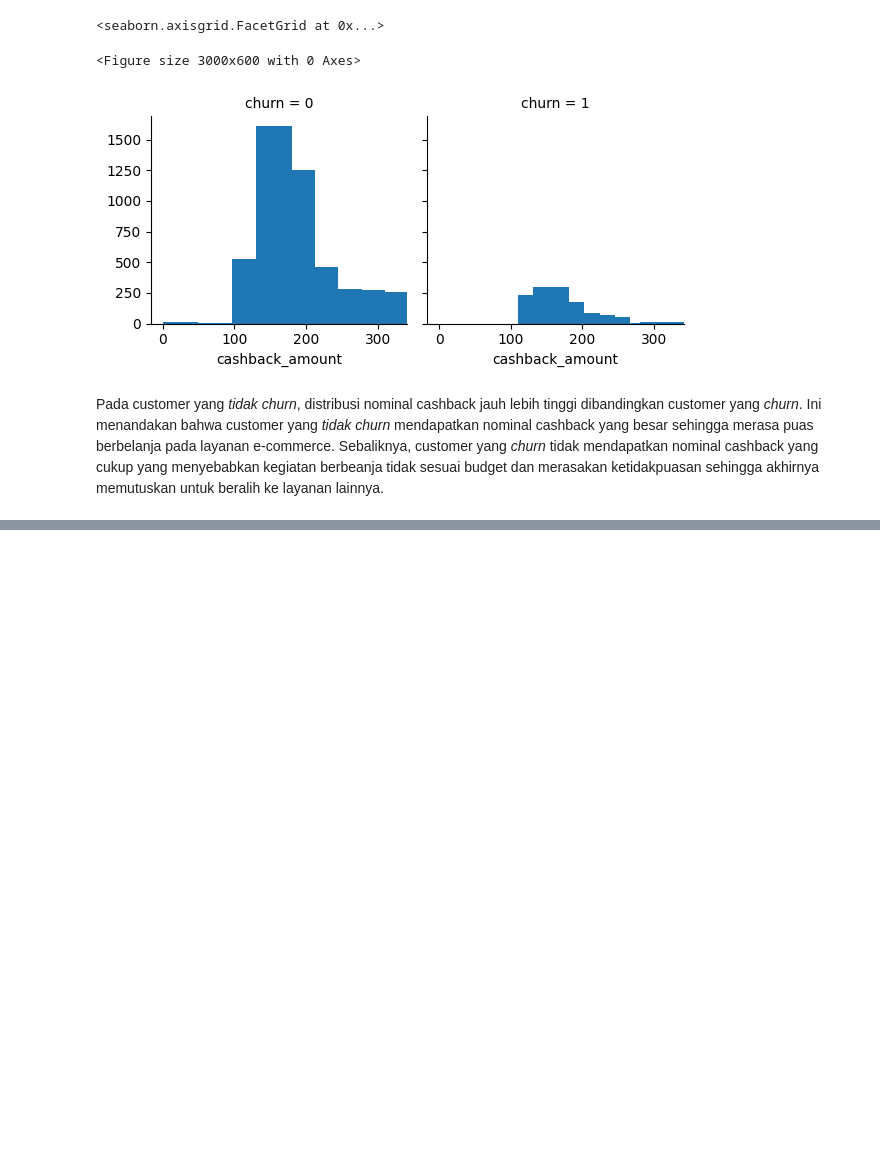
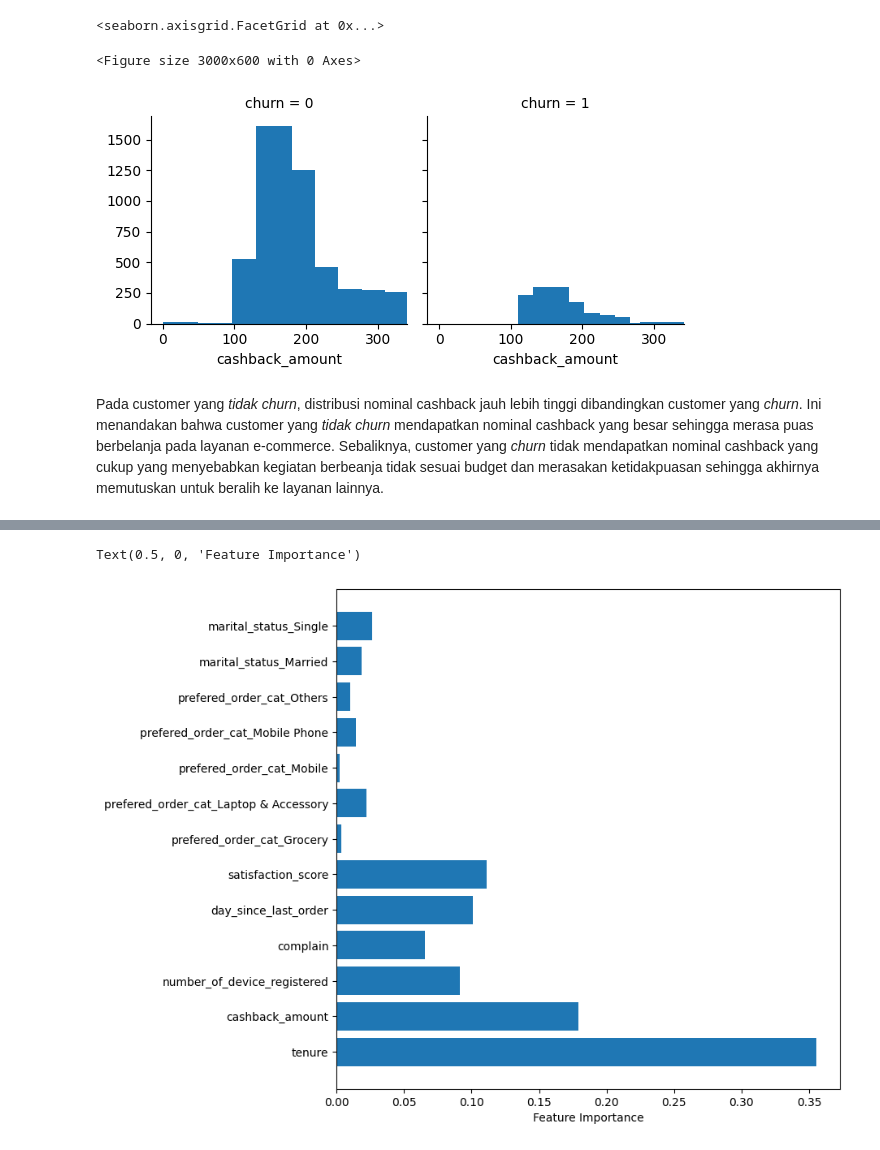
Before and after one commit to FTDS-assignment-bay/E-Commerce-Customer-Churn-Analysis-and-Prediction, a Jupyter notebook: modelling/modelling.ipynb, the cells around one changed output, grey strips where cells are left out. Saved outputs shown, nothing was run; the diff lists cells and outputs as text; code cells hidden in the pictures; blank space fills up the shorter version.

Commit message:
submit modelling

```diff
--- a/modelling/modelling.ipynb
+++ b/modelling/modelling.ipynb
@@ -108,0 +288,2 @@ Pada customer yang *tidak churn*, distribusi nominal cashback jauh lebih tinggi
+# %%
+X_train = pd.concat([X_train_num, X_train_cat], axis=1)
@@ -108,0 +470,9 @@ Pada customer yang *tidak churn*, distribusi nominal cashback jauh lebih tinggi
+# %%
+pipe_forest = Pipeline([
+    ('preprocess', preprocessing),
+    ('smote', smote),
+    ('tomek', tomek),
+    ('model', RandomForestClassifier())
+])
+
+pipe_forest.fit(X_train, y_train)
@@ -108,0 +542,18 @@ Pada customer yang *tidak churn*, distribusi nominal cashback jauh lebih tinggi
+# %%
+# Mendefinisikan parameter grid untuk GridSearchCV
+params = [
+    {'preprocessing__num' : [MinMaxScaler(), StandardScaler(), RobustScaler()],
+     'model':[DecisionTreeClassifier()],
+     'model__criterion': ['gini', 'entropy'],
+     'model__max_depth': [10, 20, 30],
+     'model__min_samples_split': [2, 5, 10],
+     'model__min_samples_leaf': [1, 2, 4]},
+
+]
+
+
+# Membuat objek GridSearchCV
+grid_tree = GridSearchCV(pipe_svm, params, cv=3, verbose=3, scoring='recall', error_score='raise')
+
+# Melakukan grid search untuk pemilihan model terbaik
+grid_tree.fit(X_train,y_train)
@@ -108,0 +608,11 @@ Pada customer yang *tidak churn*, distribusi nominal cashback jauh lebih tinggi
+# %%
+feature_names = numeric + list(preprocessing.named_transformers_['cat'].named_transformers_['onehot'].get_feature_names_out(list_categoric_encoded))
+feature_importances= grid_tree.best_estimator_.named_steps['model'].feature_importances_.tolist()
+params = {
+    'feature name': feature_names,
+    'Feature Importance': feature_importances
+}
+
+# print('Intercept : ', intercept)
+coef = pd.DataFrame(params)
+coef.sort_values(by="Feature Importance")
@@ -108,0 +634,7 @@ Pada customer yang *tidak churn*, distribusi nominal cashback jauh lebih tinggi
+# %%
+plt.figure(figsize=(8,8))
+plt.barh(feature_names, feature_importances)
+plt.xlabel("Feature Importance")
+# %% [output]
+Text(0.5, 0, 'Feature Importance')
+[figure, added]
```
Also changed, not shown: parts of 96 cells of this notebook.
